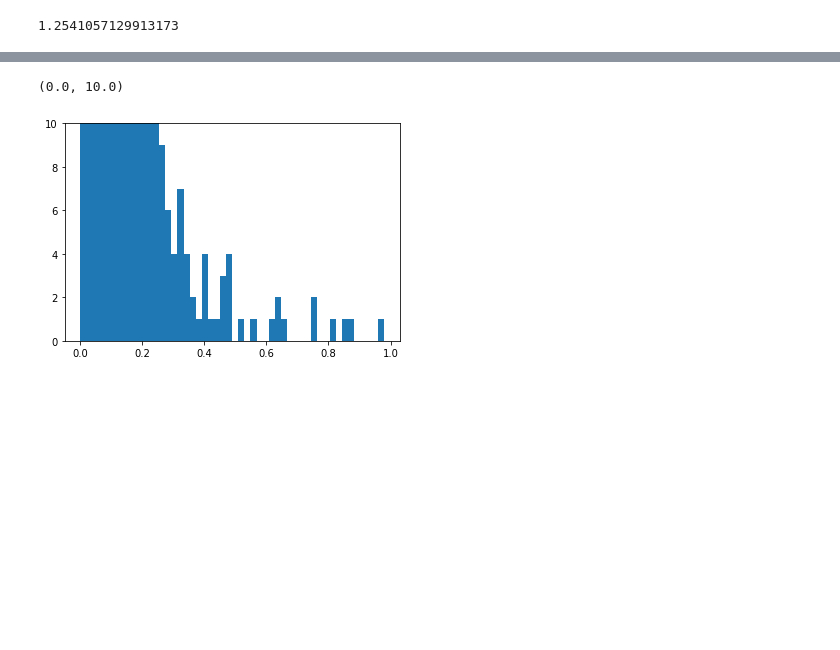
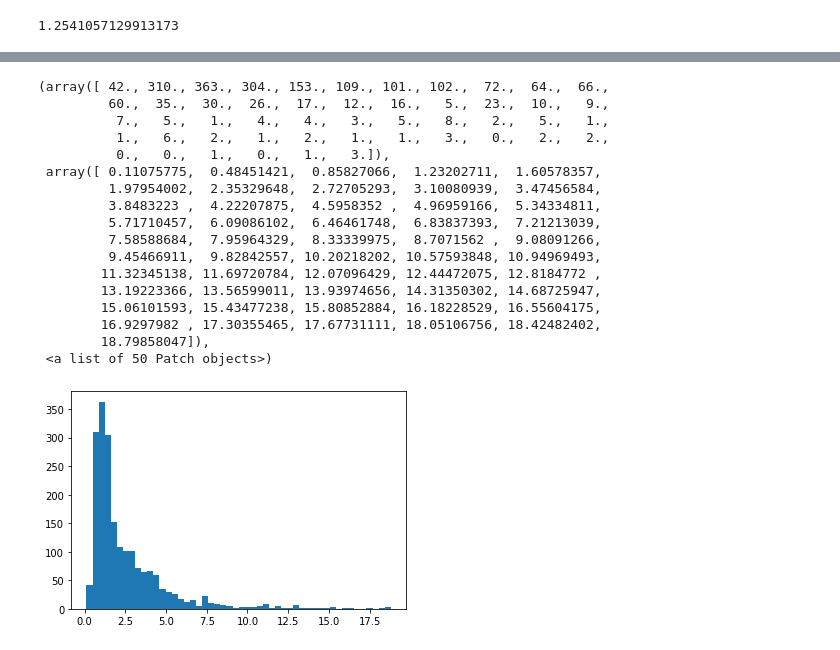
Before and after one commit to damienBloch/proceduralPlanet, a Jupyter notebook: Untitled.ipynb, the cells around one changed output, grey strips where cells are left out. Drawn from its saved outputs; the diff is of its cells as text; code cells hidden in the pictures; blank space fills up the shorter version.

```diff
--- a/Untitled.ipynb
+++ b/Untitled.ipynb
@@ -151,16 +156,15 @@ planet.generateTiling(5000)
 planet.generatePlates(30)
 planet.computeHeight()
 planet.computeAnnualIllumination()
-
-
-planet.atmosphere=Atmosphere([[1.,0,0]],[1.],[[1.]],planet.centers.number_of_nodes())
 # %% [output]
 Computing annual illumination
 # %%
 N=10
 windSeeds=np.random.normal(size=(N,3))
 windSeeds/=np.linalg.norm(windSeeds,axis=-1)[:,None]
-source=np.random.normal(scale=10,)
+sources=np.random.normal(scale=10,size=N)*0
+swirls=np.random.normal(scale=10,size=N)
+planet.atmosphere=Atmosphere(windSeeds,sources,swirls,planet.centers.number_of_nodes())
 # %%
 
 for k,e in planet.centers.nodes.data("elevation"):
@@ -240,3 +246,20 @@ np.mean(np.array([s for _,s in planet.centers.nodes.data("area")]))
+# %%
+planet.atmosphere.update(100)
+# %%
+from scipy.interpolate import griddata
+centers=np.array([c for _,c in planet.centers.nodes.data("center")])
+temperatures=np.array([T for _,T in planet.centers.nodes.data("temperature")])
+lat,long=Projection().toLatLong(centers,"deg")
+
+dt=100
+planet.atmosphere.update(dt)
+velocities=planet.atmosphere.velocityField(centers)
+slat,slong=Projection().toLatLong(centers-velocities*dt/planet.parameters.radius,"deg")
+
+newTemp=griddata(np.array([[lat[i],long[i]] for i in range(len(lat))]),temperatures,np.array([[slat[i],slong[i]] for i in range(len(lat))]),method="cubic")
+for i in planet.centers.nodes:
+    if(not np.isnan(newTemp[i])):
+        planet.centers.nodes[i]["temperature"]=newTemp[i]
 # %%
 perimeters=[sum([lengthSpherical(planet.corners.nodes[i]["position"],planet.corners.nodes[j]["position"]) for (i,j) in borderRoll(planet.centers.nodes[k]["corners"])]) for k in planet.centers.nodes]
 plt.hist(perimeters,bins=50)
@@ -264,8 +284,24 @@ plt.hist([p-273.15 for _,p in planet.centers.nodes.data("temperature")],bins=100
 # %%
 centers=np.array([c for _,c in planet.centers.nodes.data("center")])
 velocities=planet.atmosphere.velocityField(centers)
 plt.hist(np.linalg.norm(velocities,axis=-1),bins=50)
-plt.ylim(0,10)
+#plt.ylim(0,100)
 # %% [output]
-(0.0, 10.0)
+(array([ 42., 310., 363., 304., 153., 109., 101., 102.,  72.,  64.,  66.,
+         60.,  35.,  30.,  26.,  17.,  12.,  16.,   5.,  23.,  10.,   9.,
+          7.,   5.,   1.,   4.,   4.,   3.,   5.,   8.,   2.,   5.,   1.,
+          1.,   6.,   2.,   1.,   2.,   1.,   1.,   3.,   0.,   2.,   2.,
+          0.,   0.,   1.,   0.,   1.,   3.]),
+ array([ 0.11075775,  0.48451421,  0.85827066,  1.23202711,  1.60578357,
+         1.97954002,  2.35329648,  2.72705293,  3.10080939,  3.47456584,
+         3.8483223 ,  4.22207875,  4.5958352 ,  4.96959166,  5.34334811,
+         5.71710457,  6.09086102,  6.46461748,  6.83837393,  7.21213039,
+         7.58588684,  7.95964329,  8.33339975,  8.7071562 ,  9.08091266,
+         9.45466911,  9.82842557, 10.20218202, 10.57593848, 10.94969493,
+        11.32345138, 11.69720784, 12.07096429, 12.44472075, 12.8184772 ,
+        13.19223366, 13.56599011, 13.93974656, 14.31350302, 14.68725947,
+        15.06101593, 15.43477238, 15.80852884, 16.18228529, 16.55604175,
+        16.9297982 , 17.30355465, 17.67731111, 18.05106756, 18.42482402,
+        18.79858047]),
+ <a list of 50 Patch objects>)
-[figure, old version]
+[figure, new version]
```
Also changed, not shown: parts of 10 cells of this notebook, 1 other file.
